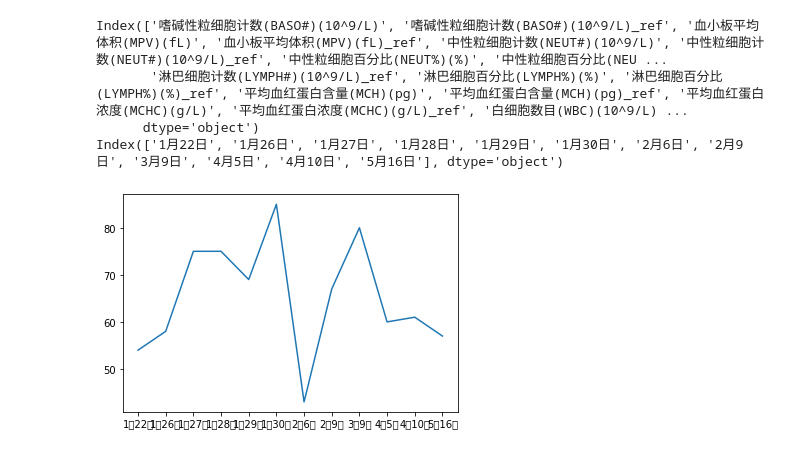
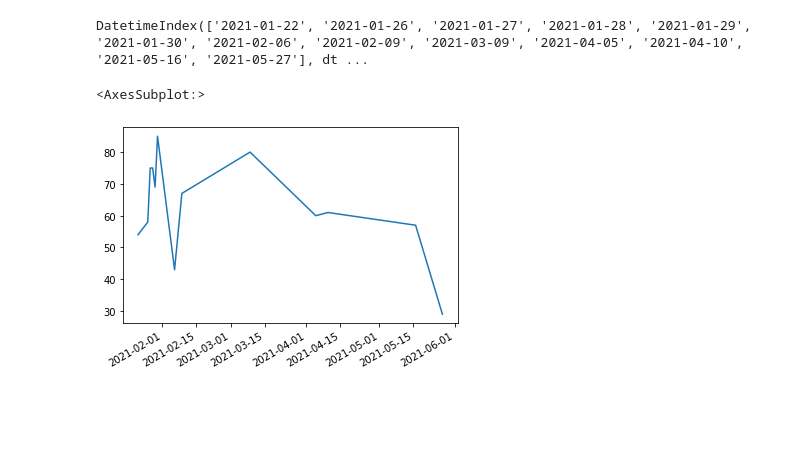
Before and after one commit to durd07/seven, a Jupyter notebook: seven.ipynb, the cells around one changed output. Drawn from its saved outputs; the diff is of its cells as text; code cells hidden in the pictures; blank space fills up the shorter version.

```diff
--- a/seven.ipynb
+++ b/seven.ipynb
@@ -59,31 +59,36 @@ for index, row in df.iteritems():
 
 #df_new = df_new.T
 display(df_new)
+
+
+mydf = df_new.loc['血小板总数(PLT)(10^9/L)'].T
+print(mydf.index)
+mydf.index = mydf.index.to_numpy(dtype='datetime64')
+
+mydf.plot()
 #print(df_new.index)
 #print(df_new['血小板总数(PLT)(10^9/L)'])
 #print(df_new['淋巴细胞百分比(LYMPH%)(%)'])
 #df_new.plot_bokeh(x=df_new.index, y=['血小板总数(PLT)(10^9/L)', '淋巴细胞百分比(LYMPH%)(%)'])
 
-print(df_new.index)
-print(df_new.columns)
+#print(df_new.index)
+#print(df_new.columns)
 
-plt.plot(df_new.loc['血小板总数(PLT)(10^9/L)'])
+#plt.plot(df_new.loc['血小板总数(PLT)(10^9/L)'])
 
 #df_new.plot(x=df_new.columns, y=['血小板总数(PLT)(10^9/L)', '淋巴细胞百分比(LYMPH%)(%)'])
 
-for index, row in df_new.iteritems():
-        try:
-                row.plot(legend=True, figsize=(20, 5))
-                #df.plot_bokeh.line(x=)
-        except:
-                pass
+#for index, row in df_new.iteritems():
+#        try:
+#                row.plot(legend=True, figsize=(20, 5))
+#                #df.plot_bokeh.line(x=)
+#        except:
+#                pass
 
 #df_new.profile_report()
 #df_new.to_excel('result.xlsx')
-df_new.style.applymap(lambda v : 'background-color: %s' %'#FFCCFF' if v else'background-color: %s'% '#FFCCEE')
-with pd.ExcelWriter('df_style.xlsx', engine='openpyxl') as writer:
+#df_new.style.applymap(lambda v : 'background-color: %s' %'#FFCCFF' if v else'background-color: %s'% '#FFCCEE')
+#with pd.ExcelWriter('df_style.xlsx', engine='openpyxl') as writer:
 #writer = pd.ExcelWriter('result.xlsx', engine='openpyxl')
-
-
-        df_new.to_excel(writer, index=True, sheet_name='sheet')
+#        df_new.to_excel(writer, index=True, sheet_name='sheet')
 # %% [output]
@@ -108,5 +113,3 @@ with pd.ExcelWriter('df_style.xlsx', engine='openpyxl') as writer:
-Index(['嗜碱性粒细胞计数(BASO#)(10^9/L)', '嗜碱性粒细胞计数(BASO#)(10^9/L)_ref', '血小板平均体积(MPV)(fL)', '血小板平均体积(MPV)(fL)_ref', '中性粒细胞计数(NEUT#)(10^9/L)', '中性粒细胞计数(NEUT#)(10^9/L)_ref', '中性粒细胞百分比(NEUT%)(%)', '中性粒细胞百分比(NEU ...
-       '淋巴细胞计数(LYMPH#)(10^9/L)_ref', '淋巴细胞百分比(LYMPH%)(%)', '淋巴细胞百分比(LYMPH%)(%)_ref', '平均血红蛋白含量(MCH)(pg)', '平均血红蛋白含量(MCH)(pg)_ref', '平均血红蛋白浓度(MCHC)(g/L)', '平均血红蛋白浓度(MCHC)(g/L)_ref', '白细胞数目(WBC)(10^9/L) ...
-      dtype='object')
-Index(['1月22日', '1月26日', '1月27日', '1月28日', '1月29日', '1月30日', '2月6日', '2月9日', '3月9日', '4月5日', '4月10日', '5月16日'], dtype='object')
+DatetimeIndex(['2021-01-22', '2021-01-26', '2021-01-27', '2021-01-28', '2021-01-29', '2021-01-30', '2021-02-06', '2021-02-09', '2021-03-09', '2021-04-05', '2021-04-10', '2021-05-16', '2021-05-27'], dt ...
+<AxesSubplot:>
-[figure, old version]
+[figure, new version]
```
Also changed, not shown: parts of 1 cell of this notebook, 3 other files.
